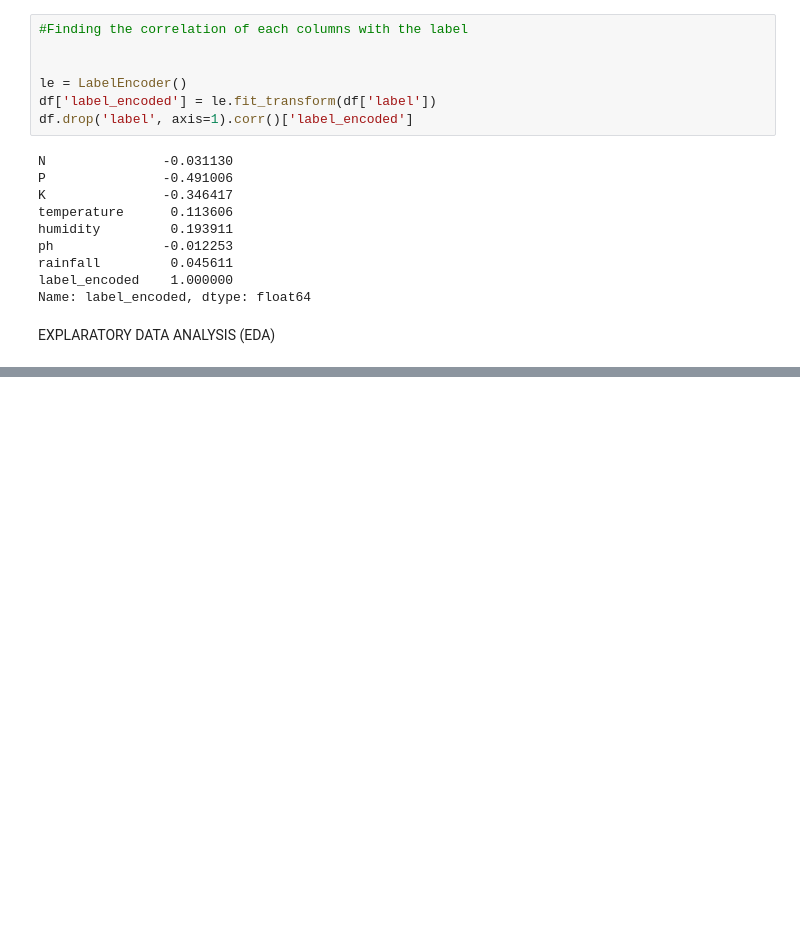
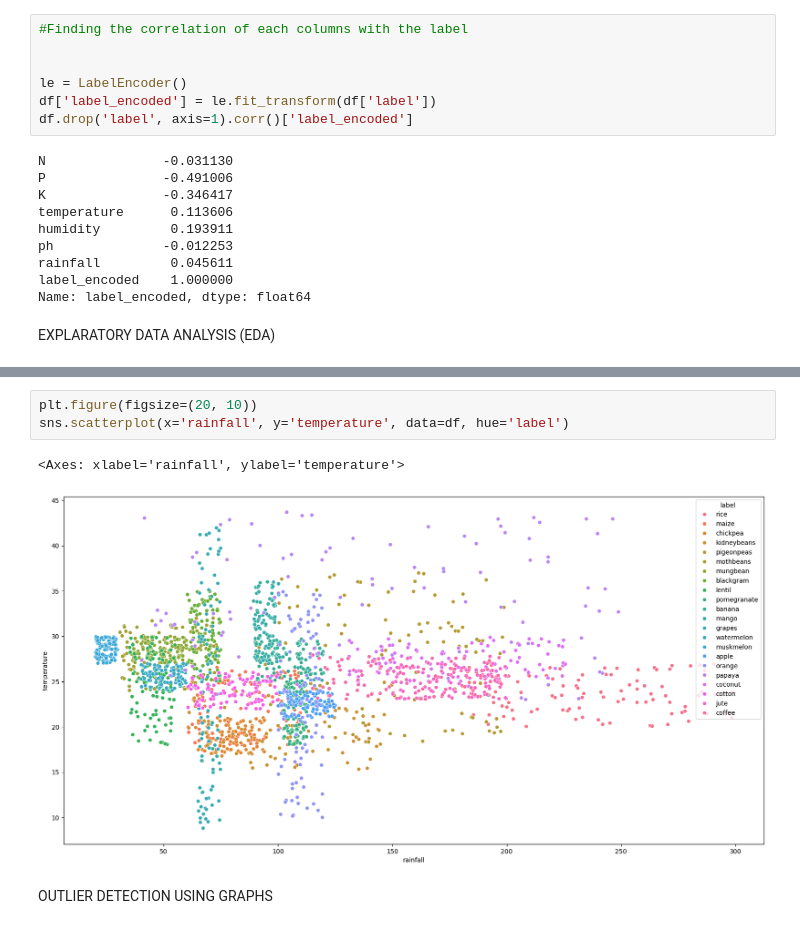
Before and after one commit to SunilPant054/Crop_Classification, a Jupyter notebook: crop_classification.ipynb, the cells around one changed output, grey strips where cells are left out. Saved outputs shown, nothing was run; the diff lists cells and outputs as text; blank space fills up the shorter version.

```diff
--- a/crop_classification.ipynb
+++ b/crop_classification.ipynb
@@ -94,0 +105,8 @@ for column in df.columns:
+# %%
+plt.figure(figsize=(20, 10))
+sns.scatterplot(x='rainfall', y='temperature', data=df, hue='label')
+# %% [output]
+<Axes: xlabel='rainfall', ylabel='temperature'>
+[figure, added]
+# %% [markdown]
+OUTLIER DETECTION USING GRAPHS
```
Also changed, not shown: parts of 24 cells of this notebook.
